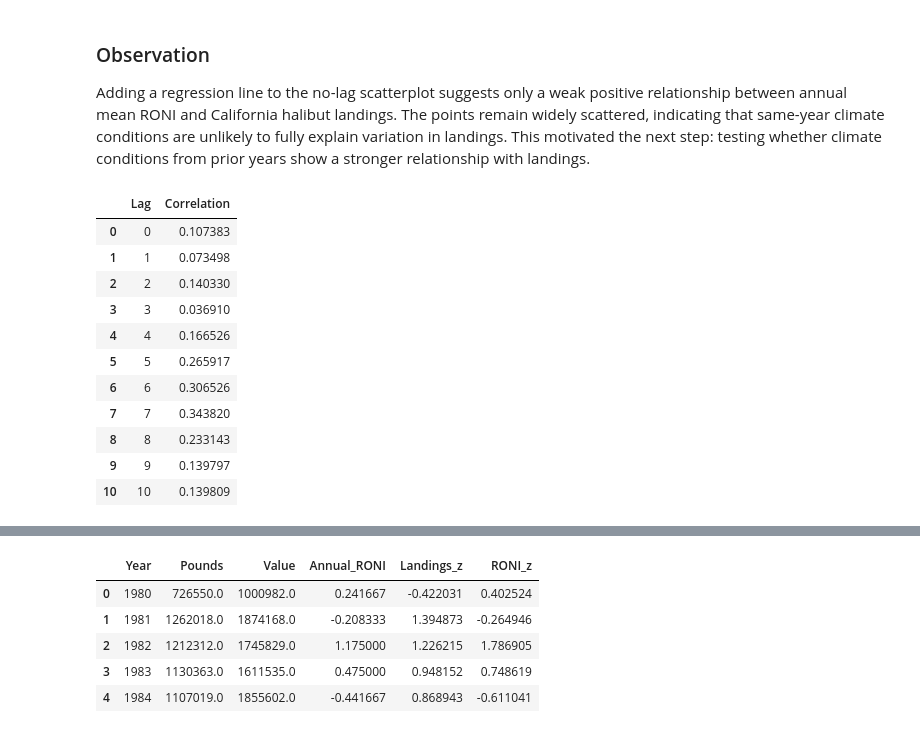
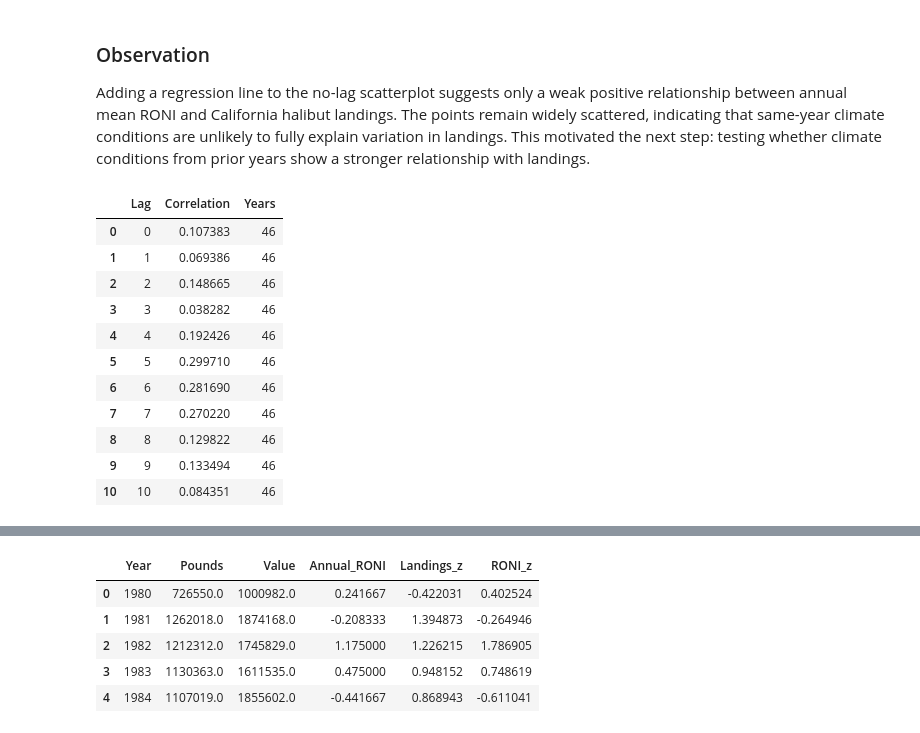
Before and after one commit to KristineLesyna/california-fisheries-climate-viz, a Jupyter notebook: Notebooks/02_Exploratory_Visualization.ipynb, the cells around one changed output, grey strips where cells are left out. Saved outputs shown, nothing was run; the diff lists cells and outputs as text; code cells hidden in the pictures.

Commit message:
Add interactive climate lag analysis for California halibut

```diff
--- a/Notebooks/02_Exploratory_Visualization.ipynb
+++ b/Notebooks/02_Exploratory_Visualization.ipynb
@@ -71,35 +83,44 @@ Adding a regression line to the no-lag scatterplot suggests only a weak positive
 # %%
 correlations = []
 
 for lag in range(0, 11):
 
-    temp = halibut_climate.copy()
+    # Shift RONI forward in time
+    roni_lag = roni_annual.copy()
+    roni_lag["Year"] = roni_lag["Year"] + lag
+    roni_lag = roni_lag.rename(columns={"Annual_RONI": "RONI_lagged"})
 
-    temp["Lagged_RONI"] = temp["Annual_RONI"].shift(lag)
+    # Merge with California halibut landings
+    temp = halibut.merge(
+        roni_lag,
+        on="Year",
+        how="inner"
+    )
 
-    corr = temp["Pounds"].corr(temp["Lagged_RONI"])
+    corr = temp["Pounds"].corr(temp["RONI_lagged"])
 
     correlations.append({
         "Lag": lag,
-        "Correlation": corr
+        "Correlation": corr,
+        "Years": len(temp)
     })
 
 corr_df = pd.DataFrame(correlations)
 
 corr_df
 # %% [output]
-|  | Lag | Correlation |
-| 0 | 0 | 0.107383 |
-| 1 | 1 | 0.073498 |
-| 2 | 2 | 0.140330 |
-| 3 | 3 | 0.036910 |
-| 4 | 4 | 0.166526 |
-| 5 | 5 | 0.265917 |
-| 6 | 6 | 0.306526 |
-| 7 | 7 | 0.343820 |
-| 8 | 8 | 0.233143 |
-| 9 | 9 | 0.139797 |
-| 10 | 10 | 0.139809 |
+|  | Lag | Correlation | Years |
+| 0 | 0 | 0.107383 | 46 |
+| 1 | 1 | 0.069386 | 46 |
+| 2 | 2 | 0.148665 | 46 |
+| 3 | 3 | 0.038282 | 46 |
+| 4 | 4 | 0.192426 | 46 |
+| 5 | 5 | 0.299710 | 46 |
+| 6 | 6 | 0.281690 | 46 |
+| 7 | 7 | 0.270220 | 46 |
+| 8 | 8 | 0.129822 | 46 |
+| 9 | 9 | 0.133494 | 46 |
+| 10 | 10 | 0.084351 | 46 |
 # %%
 alt.Chart(corr_df).mark_line(point=True).encode(
     x=alt.X("Lag:Q", title="Lag (Years)"),
```
Also changed, not shown: parts of 30 cells of this notebook, 8 other files.
